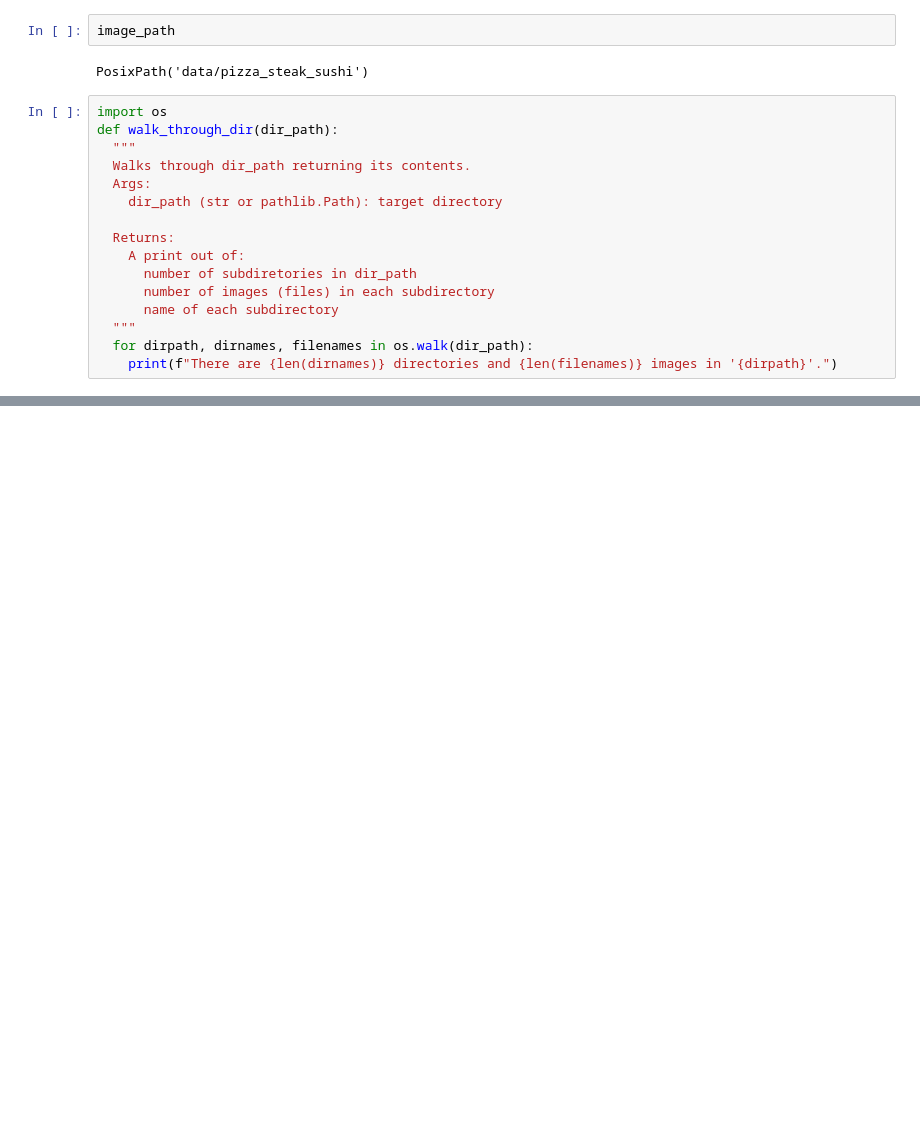
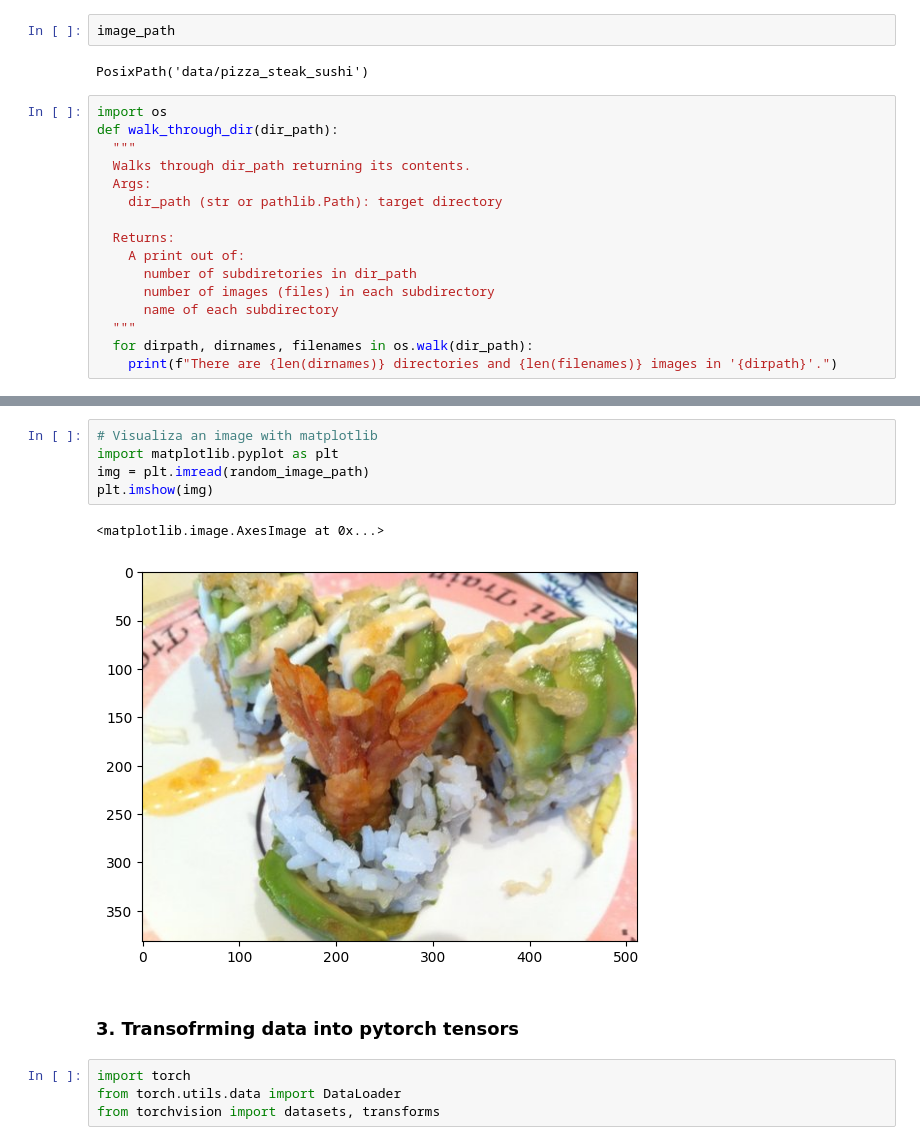
Before and after one commit to tayfunai/PytorchPractise, a Jupyter notebook: pytorch_custom_dataset.ipynb, the cells around one changed output, grey strips where cells are left out. Drawn from its saved outputs; the diff is of its cells as text; blank space fills up the shorter version.

Commit message:
Creating a custom dataset and Learn how to create custom dataloader from scratch

```diff
--- a/pytorch_custom_dataset.ipynb
+++ b/pytorch_custom_dataset.ipynb
@@ -198,0 +257,14 @@ There are 0 directories and 19 images in 'data/pizza_steak_sushi/test/steak'.
+# %%
+# Visualiza an image with matplotlib
+import matplotlib.pyplot as plt
+img = plt.imread(random_image_path)
+plt.imshow(img)
+# %% [output]
+<matplotlib.image.AxesImage at 0x...>
+[figure, added]
+# %% [markdown]
+### 3. Transofrming data into pytorch tensors
+# %%
+import torch
+from torch.utils.data import DataLoader
+from torchvision import datasets, transforms
```
Also changed, not shown: parts of 44 cells of this notebook.
